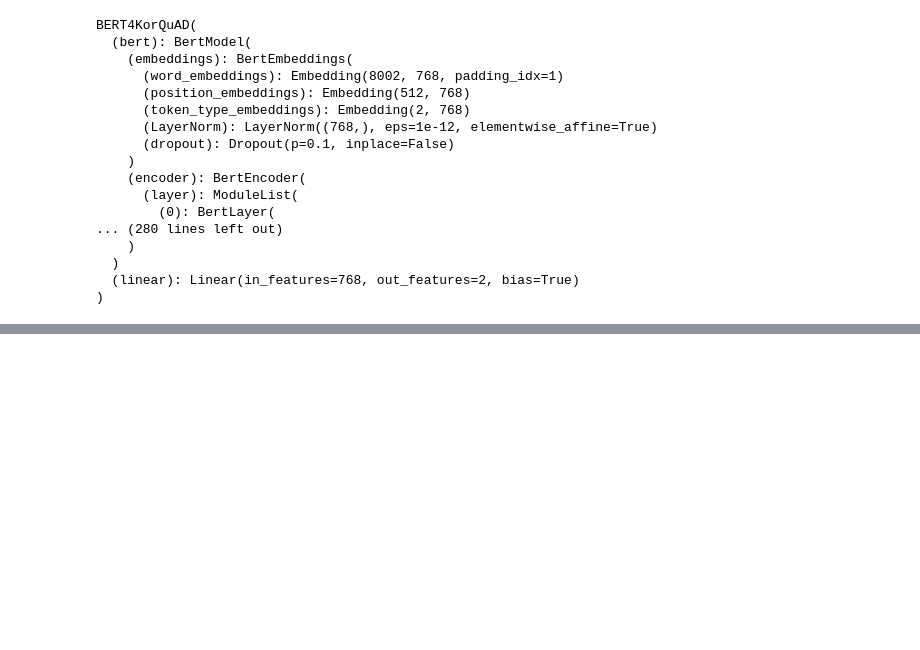
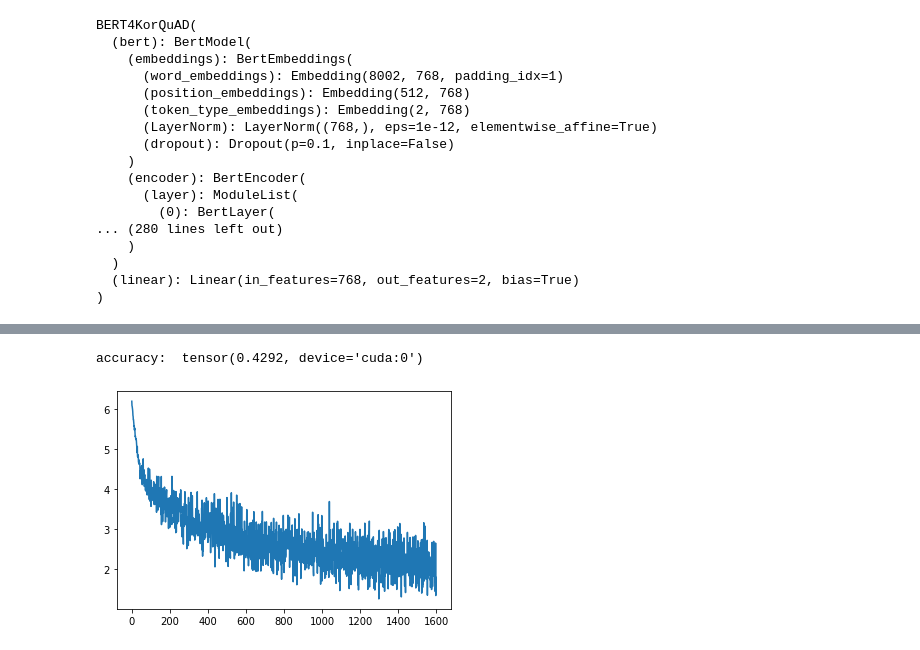
Before and after one commit to kim1987/aiffel, a Jupyter notebook: aiffel/exploration/exlporation_seventeen.ipynb, the cells around one changed output, grey strips where cells are left out. Cells and saved outputs as stored; diff of their text form; code cells hidden in the pictures; blank space fills up the shorter version.

```diff
--- a/aiffel/exploration/exlporation_seventeen.ipynb
+++ b/aiffel/exploration/exlporation_seventeen.ipynb
@@ -365,0 +422,41 @@ accuracy:  tensor(0.0043, device='cuda:0')
+# %%
+for i in range(epoch):
+  model.train()
+  train_data = load_train
+  for j,(src , tgt) in enumerate(tqdm(train_data)):
+
+    optimizer.zero_grad()
+
+    pred_start, pred_end = model(src[0].to(device),src[1].to(device),src[2].to(device))
+
+
+    tgt = tgt[1].transpose(0,1)
+    loss = (loss_fn(pred_start,tgt[0].to(device)) + loss_fn(pred_end,tgt[1].to(device)))/2
+
+    loss.backward()
+
+    optimizer.step()
+
+    if j%100 == 0:
+      match =(pred_start.argmax(1)==tgt[0].to(device)).sum()+(pred_end.argmax(1)==tgt[1].to(device)).sum()
+      total = 2*tgt[0].size(0)
+      print('\rloss: ',loss.item(),'   accuracy: ',match.item()/total,end="",flush=True)
+      loss_graph.append(loss.item())
+      accuracy_graph.append(match.item()/total)
+  model.eval()
+  dev_data = load_dev
+  match =0
+  total =0
+  with torch.no_grad():
+    for src , tgt in tqdm(dev_data):
+
+
+      pred_start, pred_end = model(src[0].to(device),src[1].to(device),src[2].to(device))
+
+      tgt = tgt[1].transpose(0,1)
+      match += torch.sum(pred_start.argmax(1)==tgt[0].to(device))
+      match += torch.sum(pred_end.argmax(1)==tgt[1].to(device)) #(pred_end.argmax(1)==tgt[1].to(device)).sum().item()
+      total+=2*batch_size # 2* labels.size(0)
+
+  print('accuracy: ',match/total)
+  print('\nepoch:',i,flush=True)
@@ -365,0 +491,24 @@ accuracy:  tensor(0.0043, device='cuda:0')
+# %%
+model.eval()
+dev_data = load_dev
+match =0
+total =0
+with torch.no_grad():
+  for src , tgt in tqdm(dev_data):
+
+
+    pred_start, pred_end = model(src[0].to(device),src[1].to(device),src[2].to(device))
+
+    tgt = tgt[1].transpose(0,1)
+    match += torch.sum(pred_start.argmax(1)==tgt[0].to(device))
+    match += torch.sum(pred_end.argmax(1)==tgt[1].to(device)) #(pred_end.argmax(1)==tgt[1].to(device)).sum().item()
+    total+=2*batch_size # 2* labels.size(0)
+
+  print('accuracy: ',match/total)
+# %% [output]
+accuracy:  tensor(0.4292, device='cuda:0')
+# %%
+plt.plot(loss_graph)
+plt.show()
+# %% [output]
+[figure, added]
```
Also changed, not shown: parts of 25 cells of this notebook.
